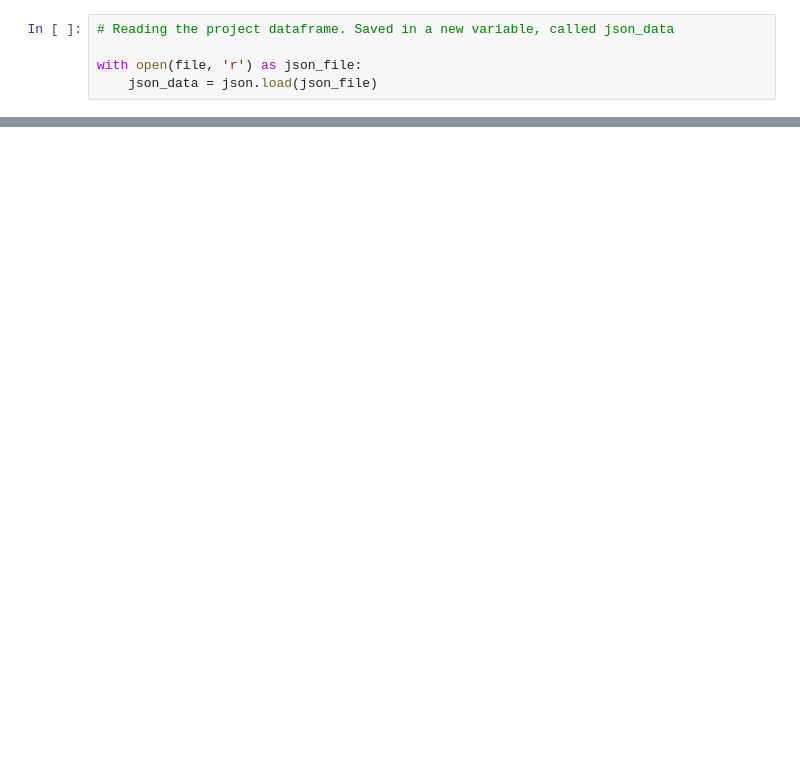
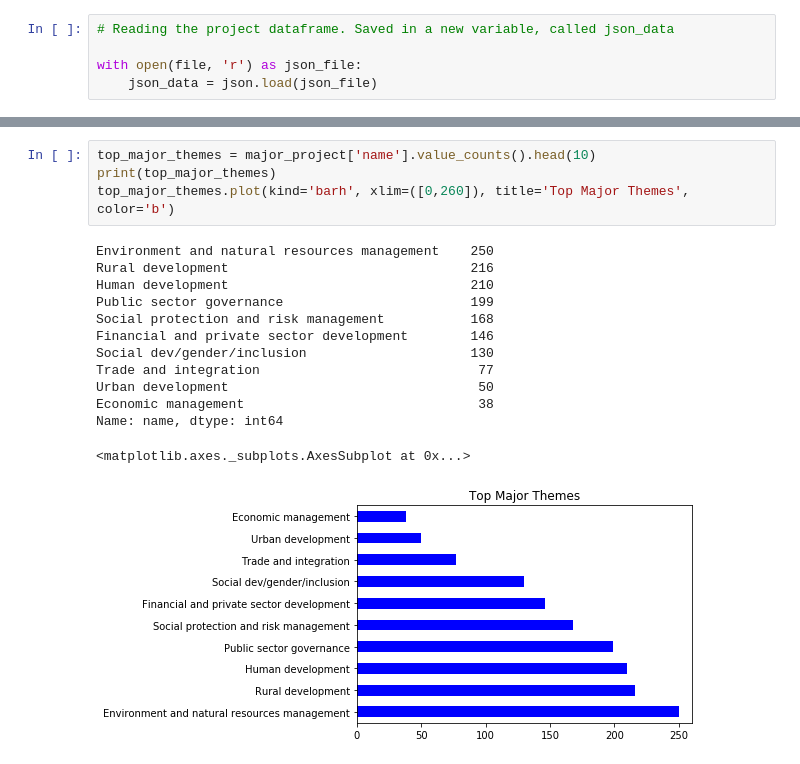
Before and after one commit to joaobecker/json_mini_project, a Jupyter notebook: json_mini_project.ipynb, the cells around one changed output, grey strips where cells are left out. Saved outputs shown, nothing was run; the diff lists cells and outputs as text; blank space fills up the shorter version.

```diff
--- a/json_mini_project.ipynb
+++ b/json_mini_project.ipynb
@@ -236,0 +209,18 @@ top_major_themes.plot(kind='barh', xlim=([0,260]), title='Top Major Themes')
+# %%
+top_major_themes = major_project['name'].value_counts().head(10)
+print(top_major_themes)
+top_major_themes.plot(kind='barh', xlim=([0,260]), title='Top Major Themes', color='b')
+# %% [output]
+Environment and natural resources management    250
+Rural development                               216
+Human development                               210
+Public sector governance                        199
+Social protection and risk management           168
+Financial and private sector development        146
+Social dev/gender/inclusion                     130
+Trade and integration                            77
+Urban development                                50
+Economic management                              38
+Name: name, dtype: int64
+<matplotlib.axes._subplots.AxesSubplot at 0x...>
+[figure, added]
```
Also changed, not shown: parts of 52 cells of this notebook.
